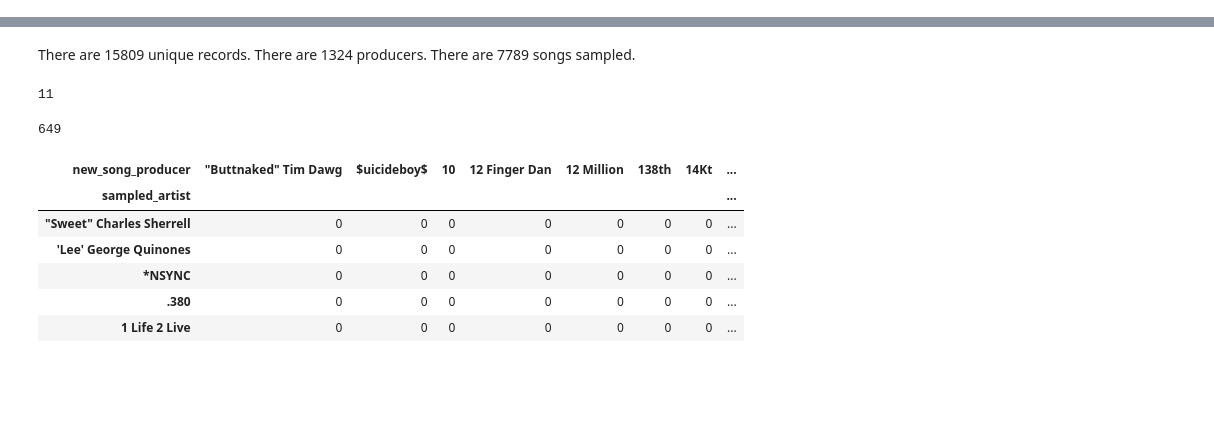
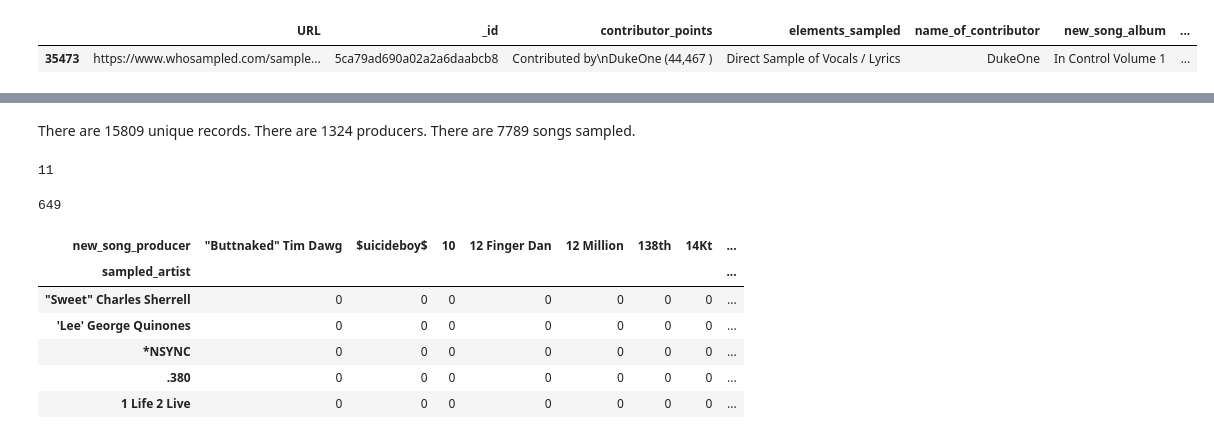
Before and after one commit to Jesse-Kerr/recordmender, a Jupyter notebook: mongo to sparse.ipynb, the cells around one changed output, grey strips where cells are left out. Drawn from its saved outputs; the diff is of its cells as text; code cells hidden in the pictures; blank space fills up the shorter version.

```diff
--- a/mongo to sparse.ipynb
+++ b/mongo to sparse.ipynb
@@ -18,6 +20,11 @@ from src.turn_db_main_into_utility_matrix import from_mongo_collection_to_utilit
 #Get utility matrices and cleaned up df.
 
 utility_to_song, utility_to_artist, df = from_mongo_collection_to_utility_matrix(db.main_redo)
+# %%
+df[df.URL == "https://www.whosampled.com/sample/147528/Marley-Marl-Craig-G-Duck-Alert-The-Cold-Crush-Brothers-The-Fantastic-Five-Basketball-Throwdown/"]
+# %% [output]
+|  | URL | _id | contributor_points | elements_sampled | name_of_contributor | new_song_album | ... |
+| 35473 | https://www.whosampled.com/sample... | 5ca79ad690a02a2a6daabcb8 | Contributed by\nDukeOne (44,467 ) | Direct Sample of Vocals / Lyrics | DukeOne | In Control Volume 1 | ... |
 # %%
 # Plot distributions of numbers of sampled, and max values.
 
```
Also changed, not shown: parts of 8 cells of this notebook, 4 other files.
